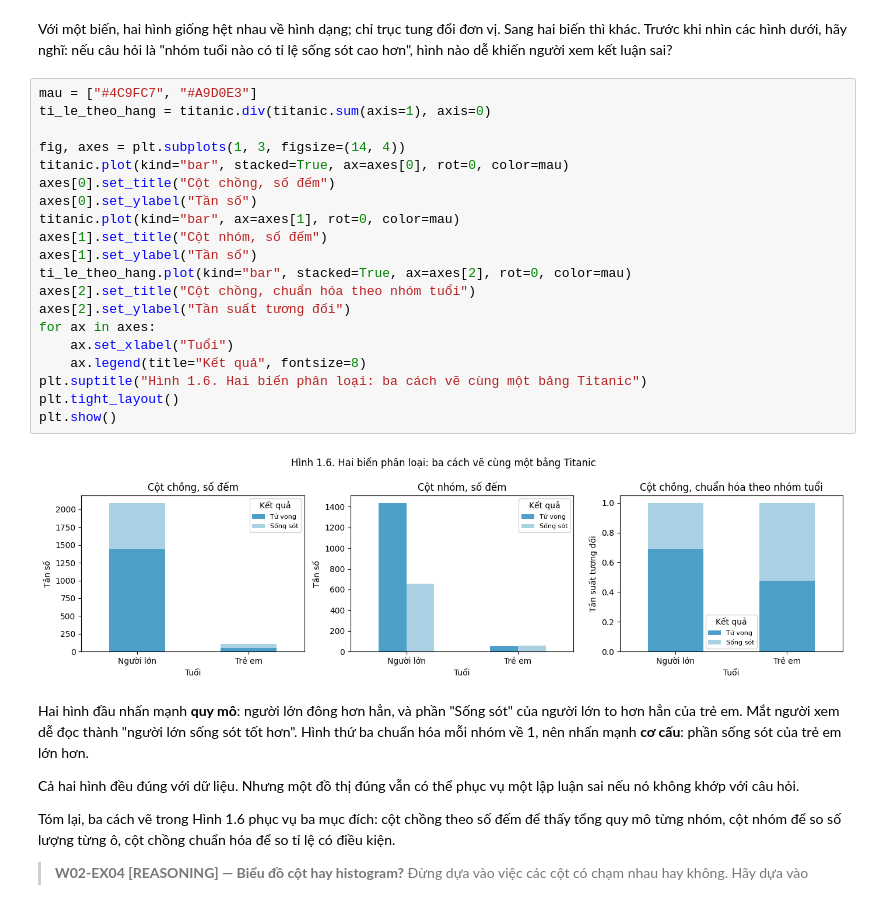
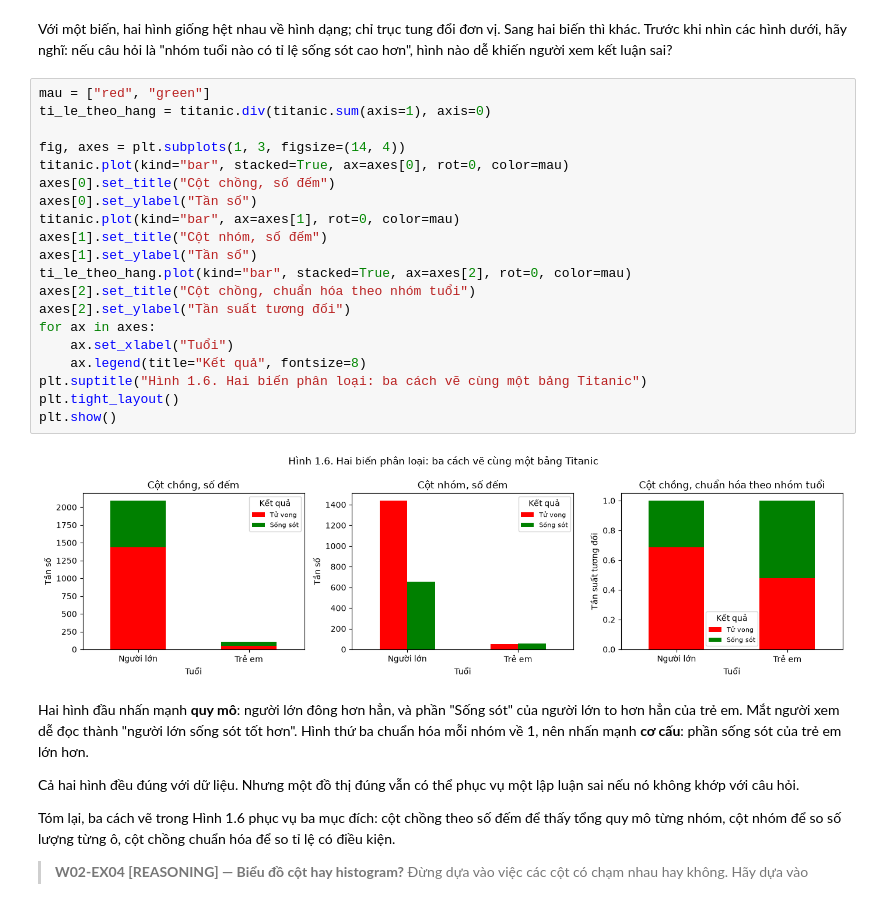
Before and after one commit to h2bach/UET.MAT1052-Labs-Materials, a Jupyter notebook: W2_TomTatDuLieu.ipynb, the cells around one changed output. Cells and saved outputs as stored; diff of their text form.

```diff
--- a/W2_TomTatDuLieu.ipynb
+++ b/W2_TomTatDuLieu.ipynb
@@ -353,27 +364,27 @@ plt.show()
 # %% [markdown]
 Với một biến, hai hình giống hệt nhau về hình dạng; chỉ trục tung đổi đơn vị. Sang hai biến thì khác. Trước khi nhìn các hình dưới, hãy nghĩ: nếu câu hỏi là "nhóm tuổi nào có tỉ lệ sống sót cao hơn", hình nào dễ khiến người xem kết luận sai?
 # %%
-mau = ["#4C9FC7", "#A9D0E3"]
+mau = ["red", "green"]
 ti_le_theo_hang = titanic.div(titanic.sum(axis=1), axis=0)
 
 fig, axes = plt.subplots(1, 3, figsize=(14, 4))
 titanic.plot(kind="bar", stacked=True, ax=axes[0], rot=0, color=mau)
 axes[0].set_title("Cột chồng, số đếm")
 axes[0].set_ylabel("Tần số")
 titanic.plot(kind="bar", ax=axes[1], rot=0, color=mau)
 axes[1].set_title("Cột nhóm, số đếm")
 axes[1].set_ylabel("Tần số")
 ti_le_theo_hang.plot(kind="bar", stacked=True, ax=axes[2], rot=0, color=mau)
 axes[2].set_title("Cột chồng, chuẩn hóa theo nhóm tuổi")
 axes[2].set_ylabel("Tần suất tương đối")
 for ax in axes:
     ax.set_xlabel("Tuổi")
     ax.legend(title="Kết quả", fontsize=8)
 plt.suptitle("Hình 1.6. Hai biến phân loại: ba cách vẽ cùng một bảng Titanic")
 plt.tight_layout()
 plt.show()
 # %% [output]
-[figure, old version]
+[figure, new version]
 # %% [markdown]
 Hai hình đầu nhấn mạnh **quy mô**: người lớn đông hơn hẳn, và phần "Sống sót" của người lớn to hơn hẳn của trẻ em. Mắt người xem dễ đọc thành "người lớn sống sót tốt hơn". Hình thứ ba chuẩn hóa mỗi nhóm về 1, nên nhấn mạnh **cơ cấu**: phần sống sót của trẻ em lớn hơn.
 
```
Also changed, not shown: parts of 24 cells of this notebook, 5 other files.
